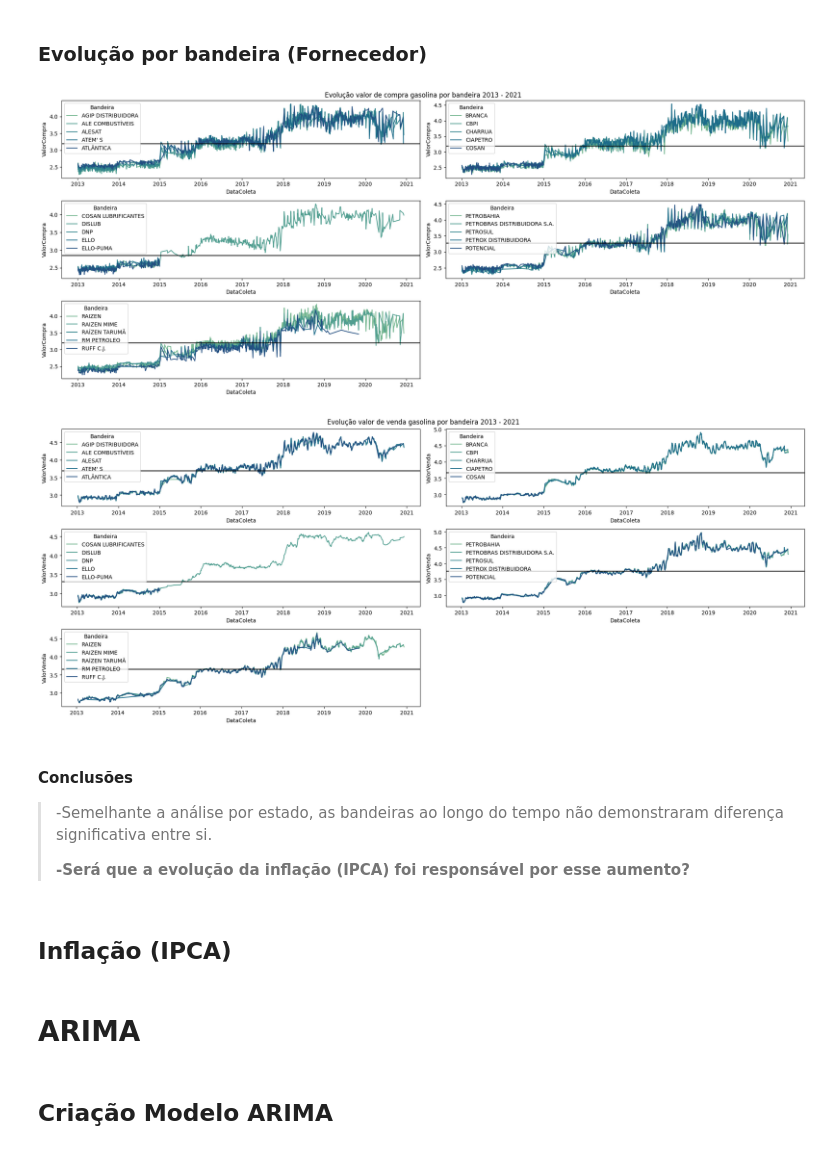
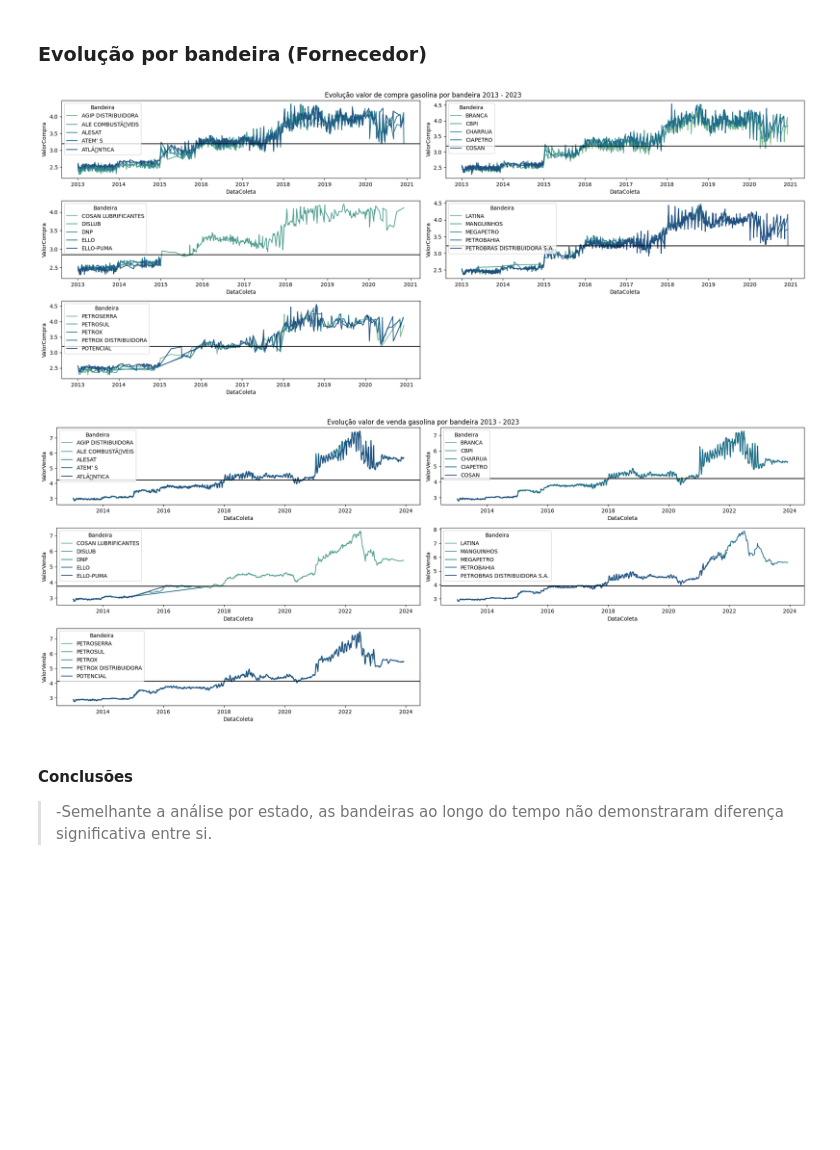
Before and after one commit to jorgecarvalhopi/Python_Analise-Precos-Combustiveis-2019, a Jupyter notebook: analise_v2.ipynb, the cells around one changed output. Cells and saved outputs as stored; diff of their text form; code cells hidden in the pictures; blank space fills up the shorter version.

```diff
--- a/analise_v2.ipynb
+++ b/analise_v2.ipynb
@@ -33,7 +31,7 @@ def read_data(tipo_produto: str, path: str):
     df = pd.DataFrame()
 
     for file in files_name:
-        df_temp = pd.read_csv(path + file, sep=';', parse_dates=True, encoding='utf-8', low_memory=False)
+        df_temp = pd.read_csv(path + file, sep=';', parse_dates=True, encoding='latin-1', low_memory=False)
         df = pd.concat([df, df_temp])
 
     df = df.drop(columns=['Nome da Rua', 'Numero Rua', 'Complemento', 'Cep', 'Unidade de Medida'])
@@ -129,3 +148 @@ combustiveis[colunas_quantitativas].describe().round(3)
 | max | 8.990 | 5.091 | 0.414 |
-# %%
-combustiveis = combustiveis.dropna(axis = 0) #Tirando valores nulos
@@ -517,12 +522,12 @@ plt.show()
 # %% [markdown]
 ### Evolução por bandeira (Fornecedor)
 # %%
-media_compra = combustiveis.dropna(axis = 0).groupby(by = ['DataColeta', 'Bandeira'])['ValorCompra'].mean()
-media_venda = combustiveis.dropna(axis = 0).groupby(by = ['DataColeta', 'Bandeira'])['ValorVenda'].mean()
+media_compra = combustiveis.groupby(by = ['DataColeta', 'Bandeira'])['ValorCompra'].mean()
+media_venda = combustiveis.groupby(by = ['DataColeta', 'Bandeira'])['ValorVenda'].mean()
 # %%
 bandeiras = list(media_compra.index.get_level_values(1).unique())
 
-plt.figure(figsize = (20, 13)).suptitle('Evolução valor de compra gasolina por bandeira 2013 - 2021')
+plt.figure(figsize = (20, 13)).suptitle('Evolução valor de compra gasolina por bandeira 2013 - 2023')
 mv_av_periods = 2
 
 plt.subplot(5, 2, 1)
@@ -582,7 +587,7 @@ plt.show()
 #------------------------------------------------------------------------------------------------------------------------------------------------------------
 
 
-plt.figure(figsize = (20, 13)).suptitle('Evolução valor de venda gasolina por bandeira 2013 - 2021')
+plt.figure(figsize = (20, 13)).suptitle('Evolução valor de venda gasolina por bandeira 2013 - 2023')
 mv_av_periods = 15
 
 plt.subplot(5, 2, 1)
@@ -611,39 +616,35 @@ sb.lineplot(x = data_sliced.index.get_level_values(0),
             y = data_sliced.rolling(mv_av_periods).mean(),
             hue = data_sliced.index.get_level_values(1),
             palette = 'crest'
            )
 plt.axhline(data_sliced.mean(), color = 'black')
 
 
 plt.subplot(5, 2, 4)
 data_sliced = media_venda.loc[media_venda.index.get_level_values(1).isin(bandeiras[20:25])]
 sb.lineplot(x = data_sliced.index.get_level_values(0),
             y = data_sliced.rolling(mv_av_periods).mean(),
             hue = data_sliced.index.get_level_values(1),
             palette = 'crest'
            )
 plt.axhline(data_sliced.mean(), color = 'black')
 
 
 plt.subplot(5, 2, 5)
 data_sliced = media_venda.loc[media_venda.index.get_level_values(1).isin(bandeiras[25:30])]
 sb.lineplot(x = data_sliced.index.get_level_values(0),
             y = data_sliced.rolling(mv_av_periods).mean(),
             hue = data_sliced.index.get_level_values(1),
             palette = 'crest'
            )
 plt.axhline(data_sliced.mean(), color = 'black')
 
 plt.tight_layout()
 plt.savefig('evolução_venda_por_bandeira.png', dpi = 150)
 plt.show()
 # %% [output]
-[figure, old version]
+[figure, new version]
-[figure, old version]
+[figure, new version]
 # %% [markdown]
 #### Conclusões
 >-Semelhante a análise por estado, as bandeiras ao longo do tempo não demonstraram diferença significativa entre si.
->
->**-Será que a evolução da inflação (IPCA) foi responsável por esse aumento?**
-# %% [markdown]
-## Inflação (IPCA)
@@ -653,4 +650,0 @@ media_venda = combustiveis.dropna(axis = 0).groupby(by = 'DataColeta')['ValorVen
-# %% [markdown]
-# ARIMA
-# %% [markdown]
-## Criação Modelo ARIMA
```
Also changed, not shown: parts of 38 cells of this notebook.
